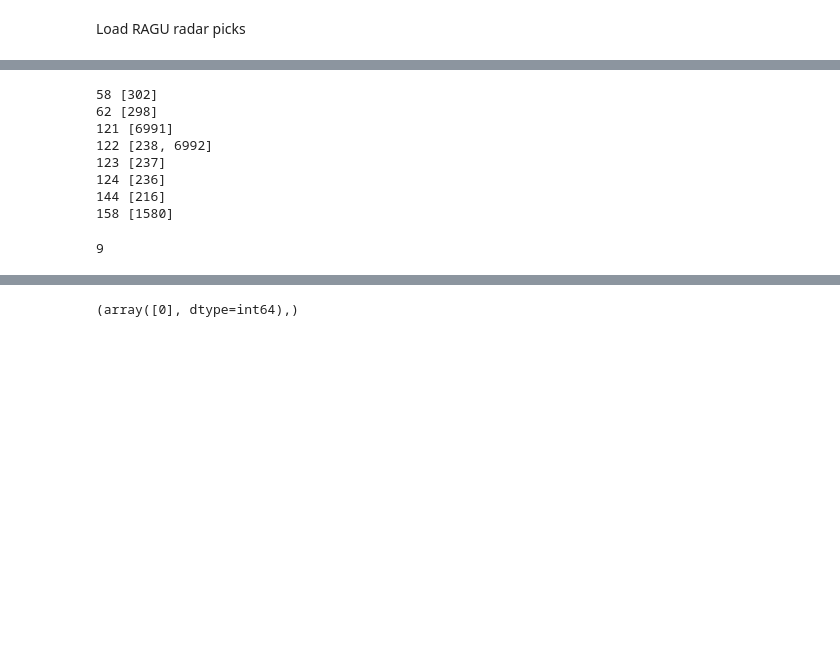
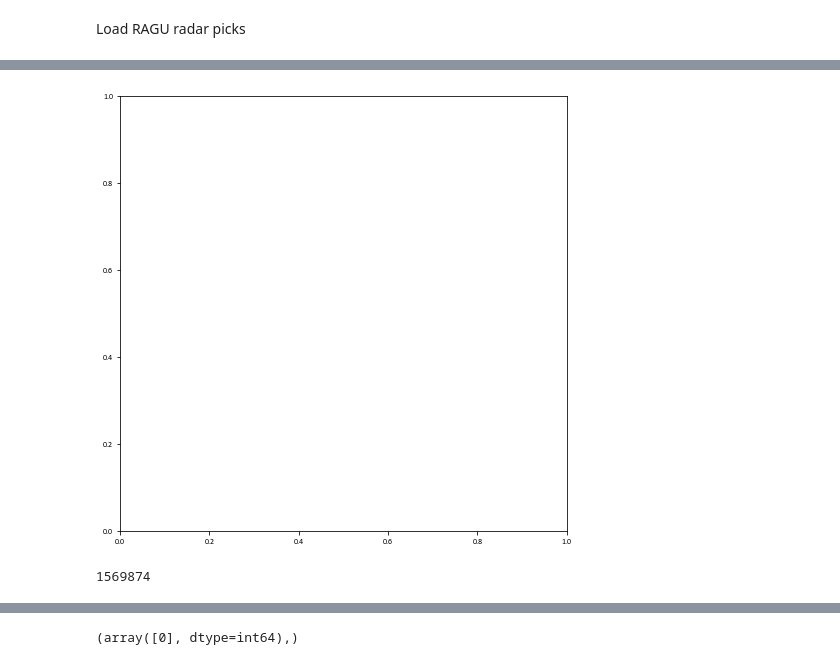
Before and after one commit to btobers/radar_tools, a Jupyter notebook: ragu_pick_crossover_.ipynb, the cells around one changed output, grey strips where cells are left out. Saved outputs shown, nothing was run; the diff lists cells and outputs as text; code cells hidden in the pictures; blank space fills up the shorter version.

```diff
--- a/ragu_pick_crossover_.ipynb
+++ b/ragu_pick_crossover_.ipynb
@@ -393,36 +393,33 @@ df.head()
 | 3 | 20220501_212721 | 3 | -150.749168 | 62.968653 | 1706.073547 | 33.0 | 0.000002 | 1706.073547 | 149.828110 | 51.0 | ... |
 | 4 | 20220501_212721 | 4 | -150.749161 | 62.968649 | 1706.078918 | 33.0 | 0.000002 | 1706.078918 | 149.782303 | 51.0 | ... |
 # %%
-# all_pts = np.column_stack((df.centroid.x, df.centroid.y))
+fig, ax = plt.subplots(1, figsize=(8,8))
+
+
+all_pts = np.column_stack((df.centroid.x, df.centroid.y))
 # tree = spatial.cKDTree(all_pts)
-
+# ax.scatter(all_pts[:,0],all_pts[:,1],s=.5,color='gray')
 counter = 0
 
-# for _t in df.track.unique():
-_t = df.track.unique()[-1]
-idx = df.track == _t
-pts = all_pts[idx]
-pts_ = all_pts[~idx]
-tree = spatial.cKDTree(pts)
-tree_ = spatial.cKDTree(pts_)
-indexes = tree.query_ball_tree(tree_, r=1)
+for _t in df.track.unique():
+# _t = df.track.unique()[-1]
+    idx = df.track == _t
+    pts = all_pts[idx]
+    pts_ = all_pts[~idx]
+    tree = spatial.cKDTree(pts)
+    tree_ = spatial.cKDTree(pts_)
+    indexes = tree.query_ball_tree(tree_, r=100)
 
     # print(_t,len(pts_)/len(pts))
     # counter = 0
-for i,l in enumerate(indexes):
-    if len(l) > 0:
-        print(i,l)
-        counter += len(l)
+
+    for i,l in enumerate(indexes):
+        if len(l) > 0:
+
+            counter += len(l)
 # %% [output]
-58 [302]
-62 [298]
-121 [6991]
-122 [238, 6992]
-123 [237]
-124 [236]
-144 [216]
-158 [1580]
+[figure, added]
 # %%
 counter
 # %% [output]
-9
+1569874
```
Also changed, not shown: parts of 2 cells of this notebook, 6 other files.
